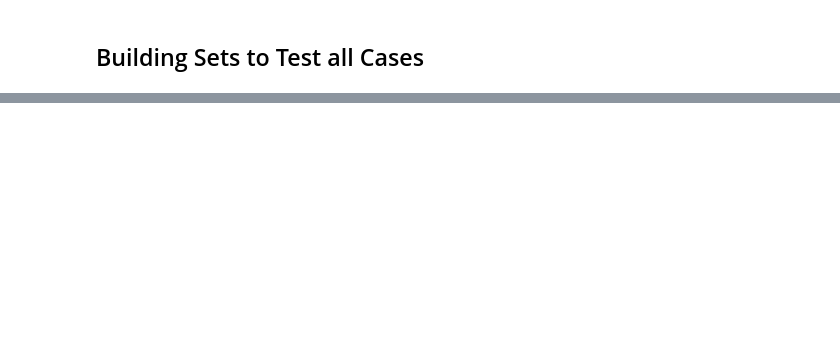
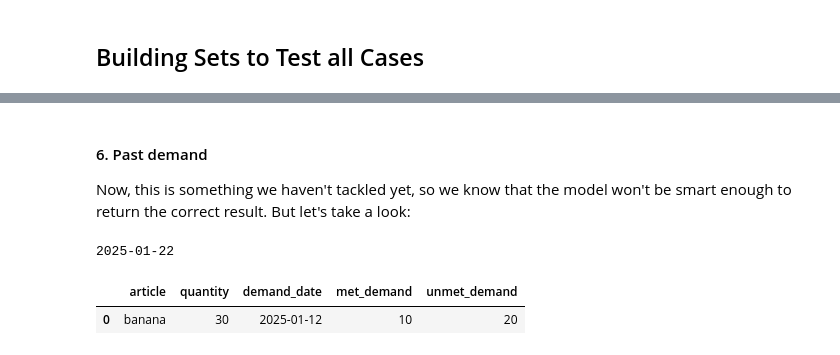
Before and after one commit to werderame/Moon, a Jupyter notebook: FEFO_Mastery/fefo_building_steps.ipynb, the cells around one changed output, grey strips where cells are left out. Drawn from its saved outputs; the diff is of its cells as text; code cells hidden in the pictures; blank space fills up the shorter version.

```diff
--- a/FEFO_Mastery/fefo_building_steps.ipynb
+++ b/FEFO_Mastery/fefo_building_steps.ipynb
@@ -377,0 +468,19 @@ fefo_calc_slo(random_demand, random_inventory) # 100K inventory and 50K demand l
+# %% [markdown]
+#### 6. Past demand
+Now, this is something we haven't tackled yet, so we know that the model won't be smart enough to return the correct result. But let's take a look:
+# %%
+from datetime import date
+print(date.today())
+demand = [
+    {"article": "banana", "quantity": 30, "demand_date": "2025-01-12"}]
+inventory = [
+    {"article": "banana", "quantity": 10, "expiration_date": "2025-01-13"}]
+
+d, i = fefo_calc_opt(demand, inventory)
+display(d)
+
+# The match checks, but it is strange that we could allocate past demand to expired inventory, even though the dates made sense from a relative point of view.
+# %% [output]
+2025-01-22
+|  | article | quantity | demand_date | met_demand | unmet_demand |
+| 0 | banana | 30 | 2025-01-12 | 10 | 20 |
```
Also changed, not shown: parts of 16 cells of this notebook, 1 other file.
